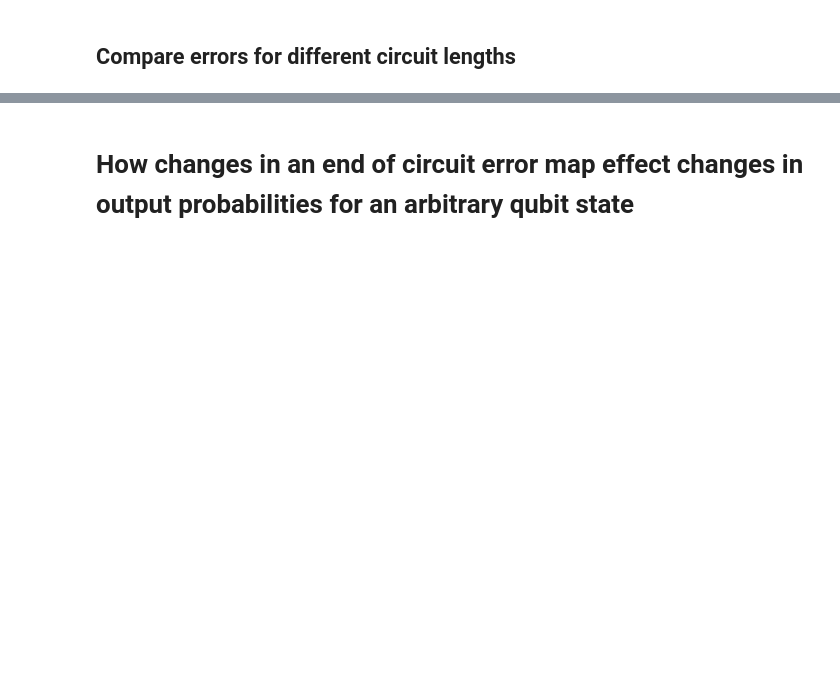
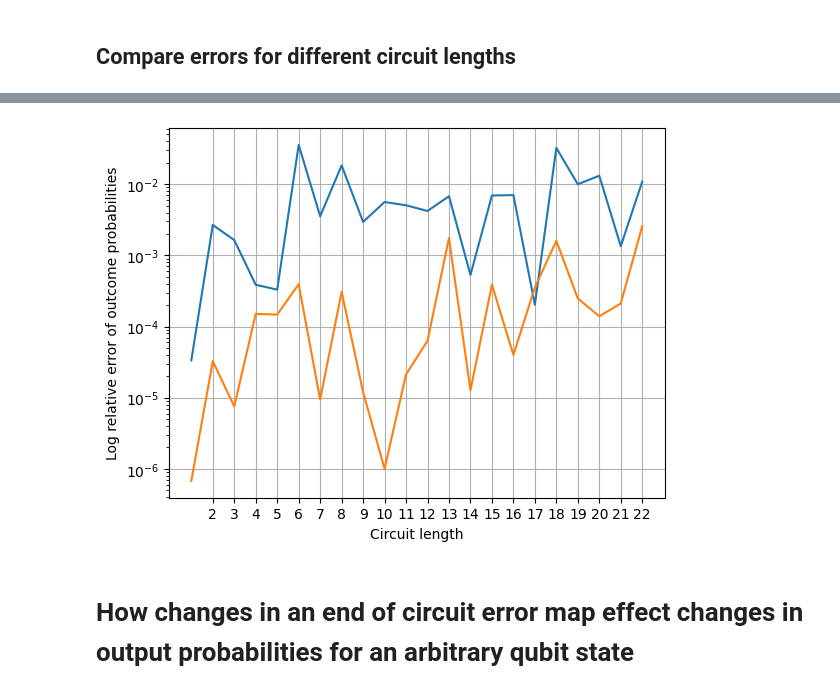
Before and after one commit to kharazity/gauge_proj, a Jupyter notebook: pygsti_version.ipynb, the cells around one changed output, grey strips where cells are left out. Saved outputs shown, nothing was run; the diff lists cells and outputs as text; code cells hidden in the pictures; blank space fills up the shorter version.

```diff
--- a/pygsti_version.ipynb
+++ b/pygsti_version.ipynb
@@ -492,17 +492,15 @@ class CircuitAnalyzer:
         # evaluate at mu, rho
         return mu @ circuit @ rho
 
-    @cached_property
     def linear_variation(self, egen_lbl):
         """
         Returns a linear combination of sympy variables that quantifies how
         linear varitations in model parameters effect end of circuit rates
         """
-        F = self.linear_F_map()
+        F = self.linear_F_map
         dgen = egenlbl_to_dual(egen_lbl, gs.num_qubits)
         return np.trace(dgen.conj().T@F)
 
-    @cached_property
     def variation_matrix(self):
         """
         Returns the linear varation matrix that quantifies how
@@ -673,12 +691,14 @@ o1_errors, o2_errors
 # %%
 # Plot them
-plt.plot(range(2, max_len+1), o1_errors)
-plt.plot(range(2, max_len+1), o2_errors)
+plt.plot(range(1, max_len+1), o1_errors)
+plt.plot(range(1, max_len+1), o2_errors)
 plt.ylabel("Log relative error of outcome probabilities")
 plt.xlabel("Circuit length")
 plt.xticks(range(2, max_len+1))
 plt.yscale("log")
 plt.grid();
+# %% [output]
+[figure, added]
 # %% [markdown]
 # How changes in an end of circuit error map effect changes in output probabilities for an arbitrary qubit state
 # %%
```
Also changed, not shown: parts of 17 cells of this notebook.
